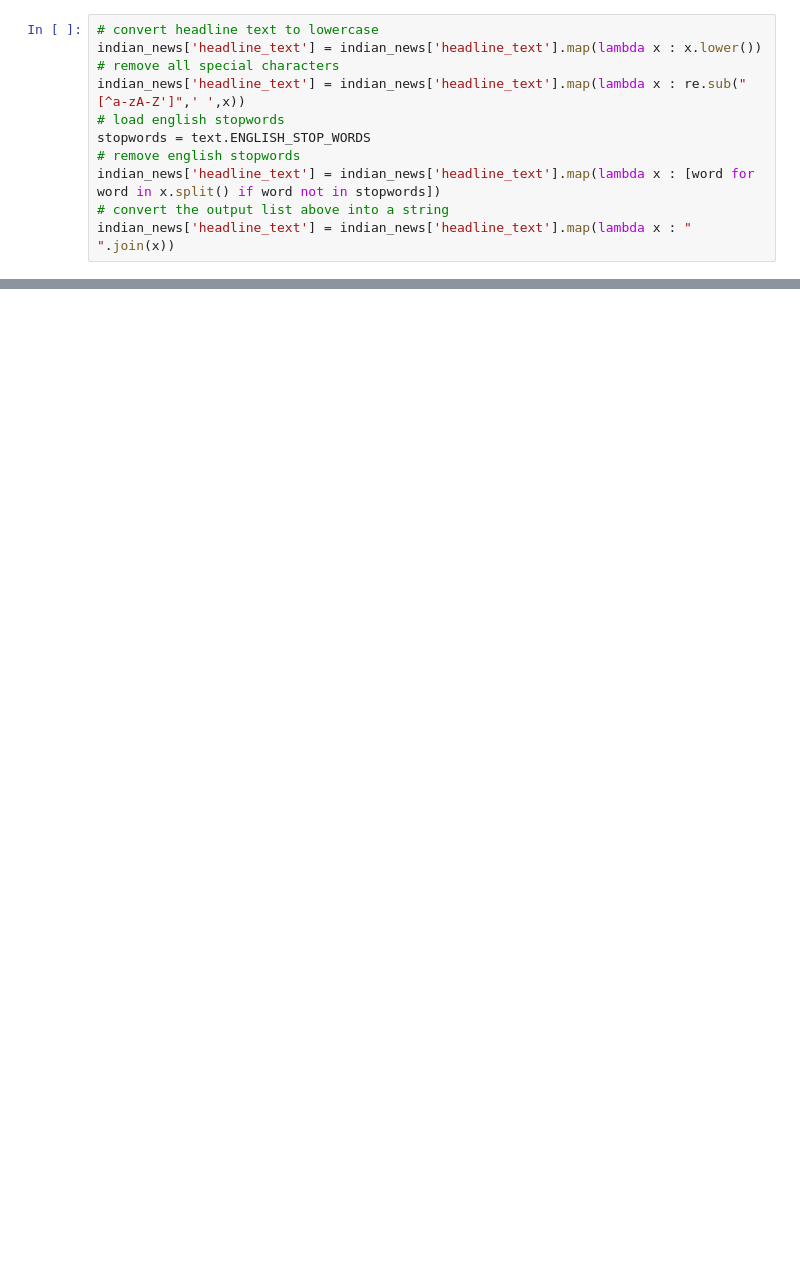
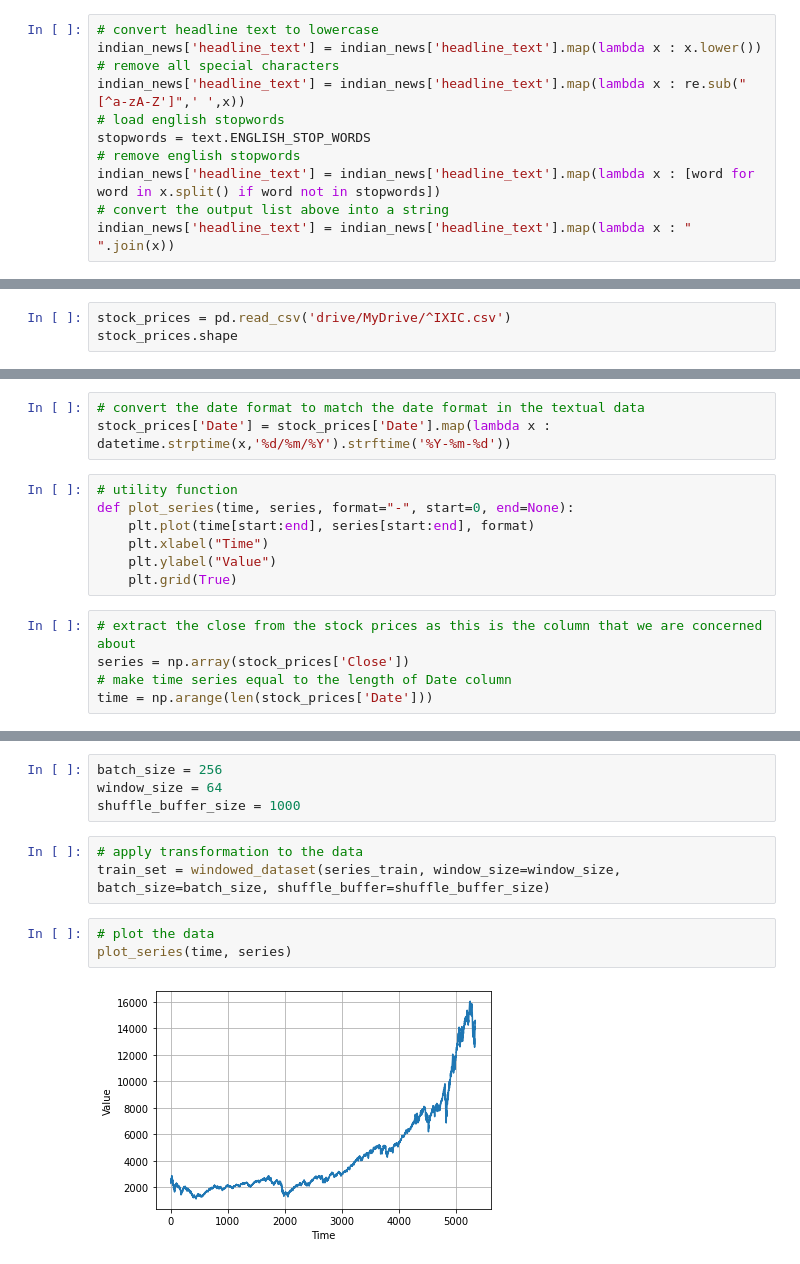
Before and after one commit to mahmoudkahled/Stock-Market-Prediction-using-Numerical-and-Textual-Analysis, a Jupyter notebook: Stock_Market_Prediction_using_Textual_and_Numerical_Analysis.ipynb, the cells around one changed output, grey strips where cells are left out. Cells and saved outputs as stored; diff of their text form; blank space fills up the shorter version.

```diff
--- a/Stock_Market_Prediction_using_Textual_and_Numerical_Analysis.ipynb
+++ b/Stock_Market_Prediction_using_Textual_and_Numerical_Analysis.ipynb
@@ -98,0 +158,3 @@ indian_news.head(15)
+# %%
+stock_prices = pd.read_csv('drive/MyDrive/^IXIC.csv')
+stock_prices.shape
@@ -98,0 +201,15 @@ indian_news.head(15)
+# %%
+# convert the date format to match the date format in the textual data
+stock_prices['Date'] = stock_prices['Date'].map(lambda x : datetime.strptime(x,'%d/%m/%Y').strftime('%Y-%m-%d'))
+# %%
+# utility function
+def plot_series(time, series, format="-", start=0, end=None):
+    plt.plot(time[start:end], series[start:end], format)
+    plt.xlabel("Time")
+    plt.ylabel("Value")
+    plt.grid(True)
+# %%
+# extract the close from the stock prices as this is the column that we are concerned about
+series = np.array(stock_prices['Close'])
+# make time series equal to the length of Date column
+time = np.arange(len(stock_prices['Date']))
@@ -98,0 +239,12 @@ indian_news.head(15)
+# %%
+batch_size = 256
+window_size = 64
+shuffle_buffer_size = 1000
+# %%
+# apply transformation to the data
+train_set = windowed_dataset(series_train, window_size=window_size, batch_size=batch_size, shuffle_buffer=shuffle_buffer_size)
+# %%
+# plot the data
+plot_series(time, series)
+# %% [output]
+[figure, added]
```
Also changed, not shown: parts of 19 cells of this notebook.
